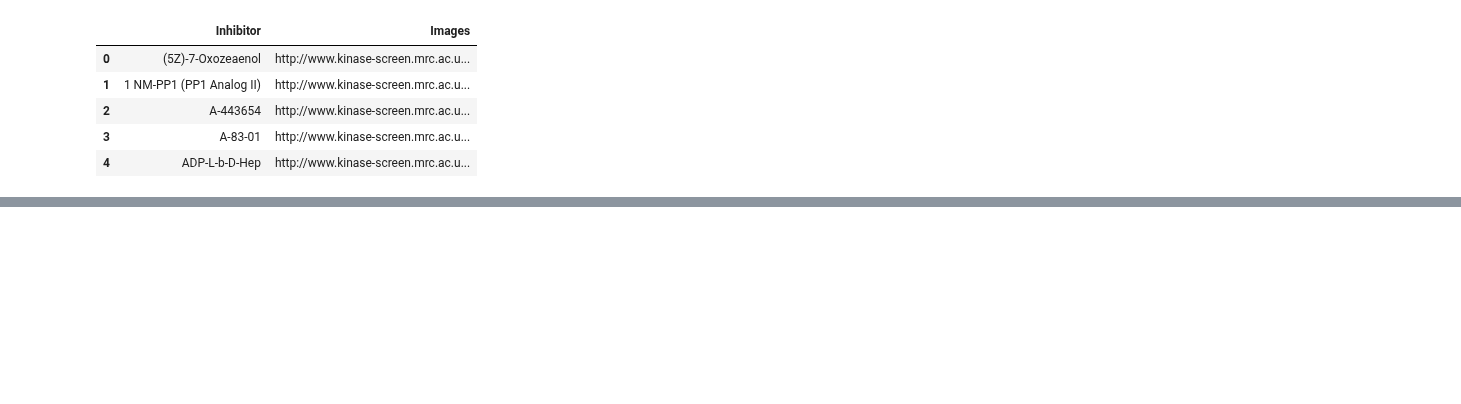
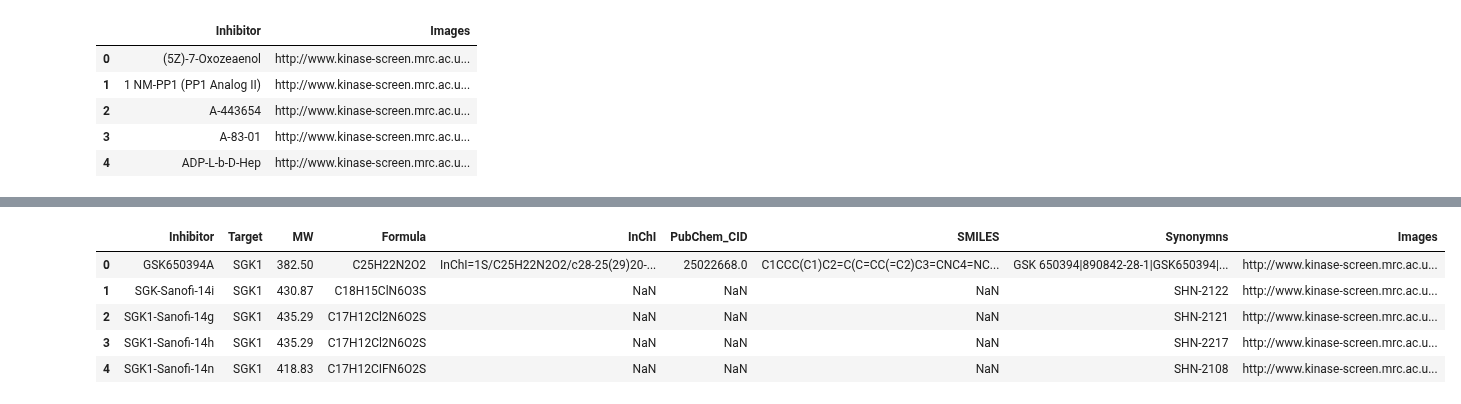
Before and after one commit to SheridanS97/DreamTeam, a Jupyter notebook: Data_mining/Inhibitor/last_code_for_link.ipynb, the cells around one changed output, grey strips where cells are left out. Cells and saved outputs as stored; diff of their text form; code cells hidden in the pictures; blank space fills up the shorter version.

```diff
--- a/Data_mining/Inhibitor/last_code_for_link.ipynb
+++ b/Data_mining/Inhibitor/last_code_for_link.ipynb
@@ -31,8 +43,21 @@ inhibitor_file.head()
 # %%
 #match inhibitor column from two files and extract image link(Picture column)
-matching = inhibitor_file.join(df_image.set_index('Inhibitor'), on='Inhibitor')
-new_db= matching[matching['Images'].notnull()]
+#matching = inhibitor_file.join(df_image.set_index('Inhibitor'), on='Inhibitor')
+#new_db= matching[matching['Images'].notnull()]
 
 #105 rows
-new_db.head()
+#new_db
+image_list = []
+
+for x in inhibitor_file.Inhibitor:
+    for y in df_image.Inhibitor :
+    #if inhibitors are the same
+        if x == y:
+            image = df_image.loc[df_image.Inhibitor == x, "Images"].iloc[0]
+            image_list.append(image)
+
+        else:
+            pass
+
+image_list
 # %% [output]
@@ -45,3 +81,15 @@ new_db.head()
+# %%
+inhibitor_file["Images"] = image_list
+
+#115 rows
+inhibitor_file.head()
+# %% [output]
+|  | Inhibitor | Target | MW | Formula | InChI | PubChem_CID | SMILES | Synonymns | Images |
+| 0 | GSK650394A | SGK1 | 382.50 | C25H22N2O2 | InChI=1S/C25H22N2O2/c28-25(29)20-... | 25022668.0 | C1CCC(C1)C2=C(C=CC(=C2)C3=CNC4=NC... | GSK 650394|890842-28-1|GSK650394|... | http://www.kinase-screen.mrc.ac.u... |
+| 1 | SGK-Sanofi-14i | SGK1 | 430.87 | C18H15ClN6O3S | NaN | NaN | NaN | SHN-2122 | http://www.kinase-screen.mrc.ac.u... |
+| 2 | SGK1-Sanofi-14g | SGK1 | 435.29 | C17H12Cl2N6O2S | NaN | NaN | NaN | SHN-2121 | http://www.kinase-screen.mrc.ac.u... |
+| 3 | SGK1-Sanofi-14h | SGK1 | 435.29 | C17H12Cl2N6O2S | NaN | NaN | NaN | SHN-2217 | http://www.kinase-screen.mrc.ac.u... |
+| 4 | SGK1-Sanofi-14n | SGK1 | 418.83 | C17H12CIFN6O2S | NaN | NaN | NaN | SHN-2108 | http://www.kinase-screen.mrc.ac.u... |
 # %%
 #df into a csv file
 
```
Also changed, not shown: parts of 2 cells of this notebook, 11 other files.
